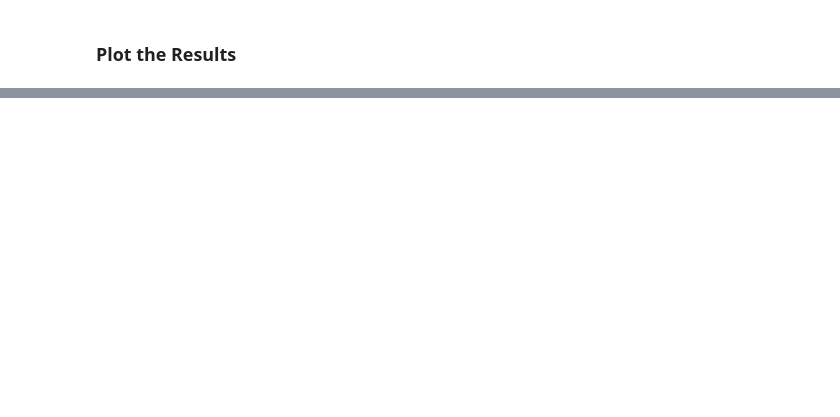
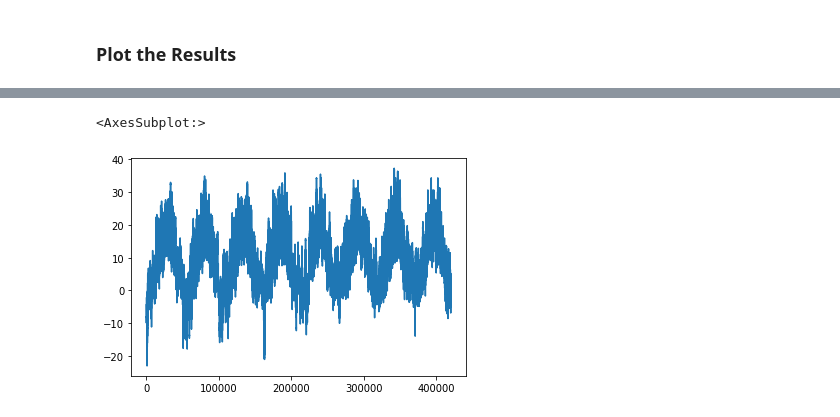
Before and after one commit to aiyuyun2015/tensor_flow, a Jupyter notebook: Python_Deep_Learning_RNN.ipynb, the cells around one changed output, grey strips where cells are left out. Cells and saved outputs as stored; diff of their text form; code cells hidden in the pictures; blank space fills up the shorter version.

```diff
--- a/Python_Deep_Learning_RNN.ipynb
+++ b/Python_Deep_Learning_RNN.ipynb
@@ -147,0 +184,4 @@ s
+# %%
+data_dir = "/Users/junsu/Dropbox/deep_learning/tf1/tf1_lib/data_inputs/jena_climate"
+fname = os.path.join(data_dir, 'jena_climate_2009_2016.csv')
+df = pd.read_csv(fname)
@@ -147,0 +204,5 @@ s
+# %%
+df['T (degC)'].plot()
+# %% [output]
+<AxesSubplot:>
+[figure, added]
```
Also changed, not shown: parts of 27 cells of this notebook, 1 other file.
